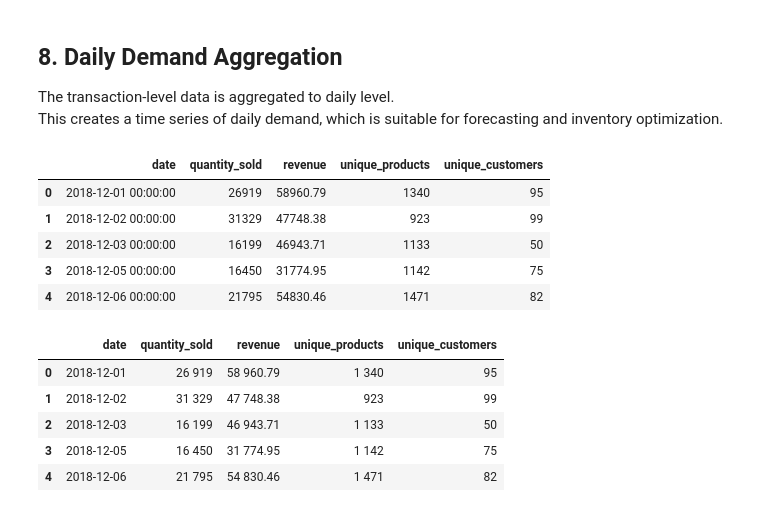
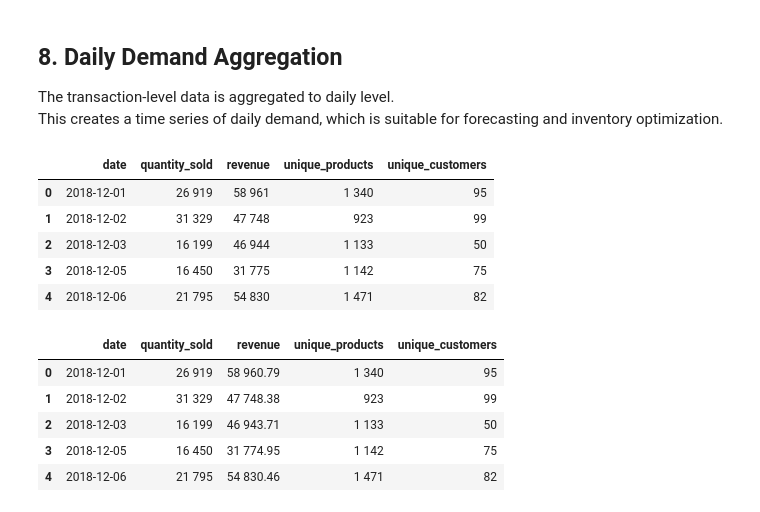
Before and after one commit to Nikolinakr/data-driven-demand-planning-eoq, a Jupyter notebook: notebooks/data-driven-demand-planning-eoq.ipynb, the cells around one changed output. Saved outputs shown, nothing was run; the diff lists cells and outputs as text; code cells hidden in the pictures.

```diff
--- a/notebooks/data-driven-demand-planning-eoq.ipynb
+++ b/notebooks/data-driven-demand-planning-eoq.ipynb
@@ -246,30 +246,31 @@ This creates a time series of daily demand, which is suitable for forecasting an
 # %%
 daily_demand = (
     sales_clean
     .groupby("date")
     .agg(
         quantity_sold=("Quantity", "sum"),
         revenue=("revenue", "sum"),
         unique_products=("StockCode", "nunique"),
         unique_customers=("CustomerID", "nunique")
     )
     .reset_index()
 )
 
 daily_demand["date"] = pd.to_datetime(daily_demand["date"])
 daily_demand.head().style.format({
-    "quantity_sold": "{:,.0f}".replace(",", " "),
-    "revenue": "{:,.2f}".replace(",", " "),
-    "unique_products": "{:,.0f}".replace(",", " "),
-    "unique_customers": "{:,.0f}".replace(",", " "),
+    "date": lambda x: x.strftime("%Y-%m-%d"),
+    "quantity_sold": lambda x: f"{x:,.0f}".replace(",", " "),
+    "revenue":  lambda x: f"{x:,.0f}".replace(",", " "),
+    "unique_products":  lambda x: f"{x:,.0f}".replace(",", " "),
+    "unique_customers":  lambda x: f"{x:,.0f}".replace(",", " "),
 })
 # %% [output]
 |  | date | quantity_sold | revenue | unique_products | unique_customers |
-| 0 | 2018-12-01 00:00:00 | 26919 | 58960.79 | 1340 | 95 |
-| 1 | 2018-12-02 00:00:00 | 31329 | 47748.38 | 923 | 99 |
-| 2 | 2018-12-03 00:00:00 | 16199 | 46943.71 | 1133 | 50 |
-| 3 | 2018-12-05 00:00:00 | 16450 | 31774.95 | 1142 | 75 |
-| 4 | 2018-12-06 00:00:00 | 21795 | 54830.46 | 1471 | 82 |
+| 0 | 2018-12-01 | 26 919 | 58 961 | 1 340 | 95 |
+| 1 | 2018-12-02 | 31 329 | 47 748 | 923 | 99 |
+| 2 | 2018-12-03 | 16 199 | 46 944 | 1 133 | 50 |
+| 3 | 2018-12-05 | 16 450 | 31 775 | 1 142 | 75 |
+| 4 | 2018-12-06 | 21 795 | 54 830 | 1 471 | 82 |
 # %%
 daily_demand = (
     sales_clean
```
